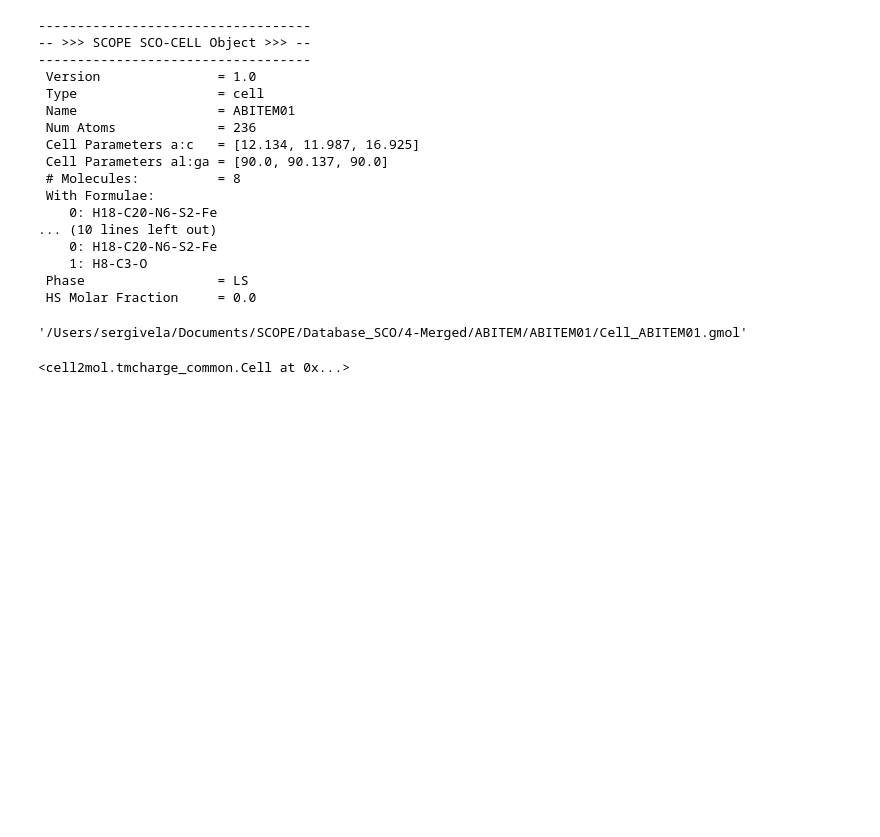
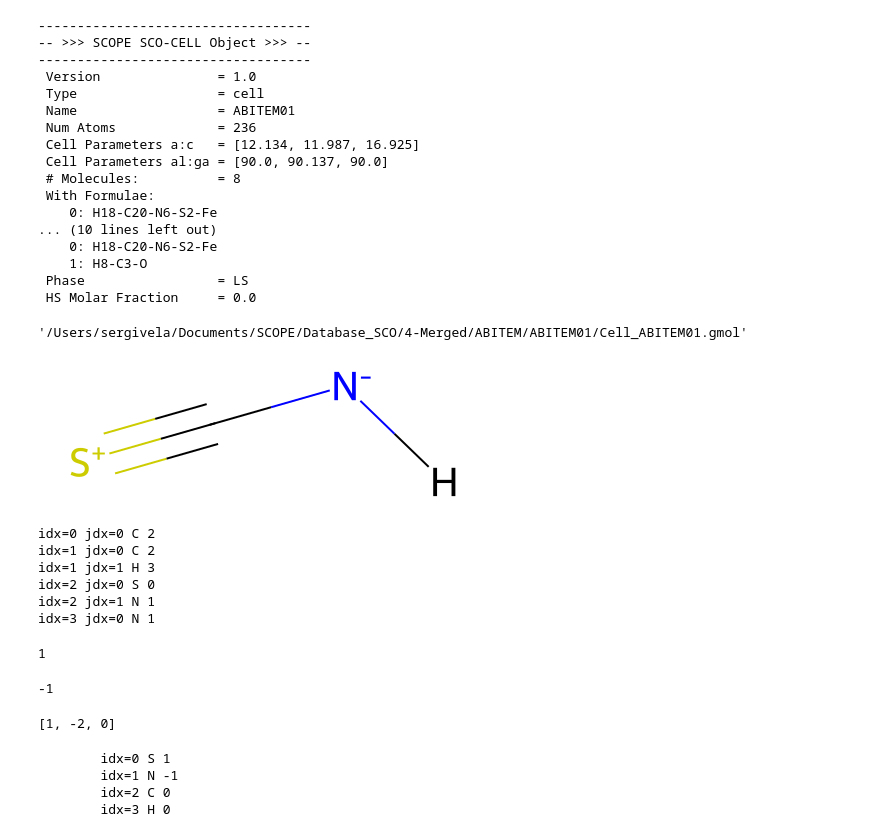
Before and after one commit to QTC-IQAC/Scope, a Jupyter notebook: tutorials/tests_during_tutorials.ipynb, the cells around one changed output. Cells and saved outputs as stored; diff of their text form; code cells hidden in the pictures; blank space fills up the shorter version.

```diff
--- a/tutorials/tests_during_tutorials.ipynb
+++ b/tutorials/tests_during_tutorials.ipynb
@@ -54,4 +55,22 @@ sou.path
 old_cell = load_binary('/Users/sergivela/Documents/SCOPE/Database_SCO/4-Merged/ABITEM/ABITEM01/Cell_ABITEM01.gmol')
 # %%
+lig = old_cell.moleclist[0].ligandlist[0]
+lig.object
 # %% [output]
-<cell2mol.tmcharge_common.Cell at 0x...>
+[figure, added]
+# %%
+for idx, rdkit_atom in enumerate(lig.object.GetAtoms()):
+    neig = rdkit_atom.GetNeighbors()
+    for jdx, at2 in enumerate(neig):
+        print(f"{idx=} {jdx=} {at2.GetSymbol()} {at2.GetIdx()}")
+# %% [output]
+idx=0 jdx=0 C 2
+idx=1 jdx=0 C 2
+idx=1 jdx=1 H 3
+idx=2 jdx=0 S 0
+idx=2 jdx=1 N 1
+idx=3 jdx=0 N 1
+# %%
+lig.atoms[0].charge
+# %% [output]
+1
@@ -57,0 +79,16 @@ old_cell = load_binary('/Users/sergivela/Documents/SCOPE/Database_SCO/4-Merged/A
+# %%
+lig.totcharge
+# %% [output]
+-1
+# %%
+lig.atcharge
+# %% [output]
+[1, -2, 0]
+# %%
+for idx, rdkit_atom in enumerate(lig.object.GetAtoms()):
+    print(f"\t{idx=}", rdkit_atom.GetSymbol(), rdkit_atom.GetFormalCharge())
+# %% [output]
+        idx=0 S 1
+        idx=1 N -1
+        idx=2 C 0
+        idx=3 H 0
```
Also changed, not shown: parts of 18 cells of this notebook, 5 other files.
